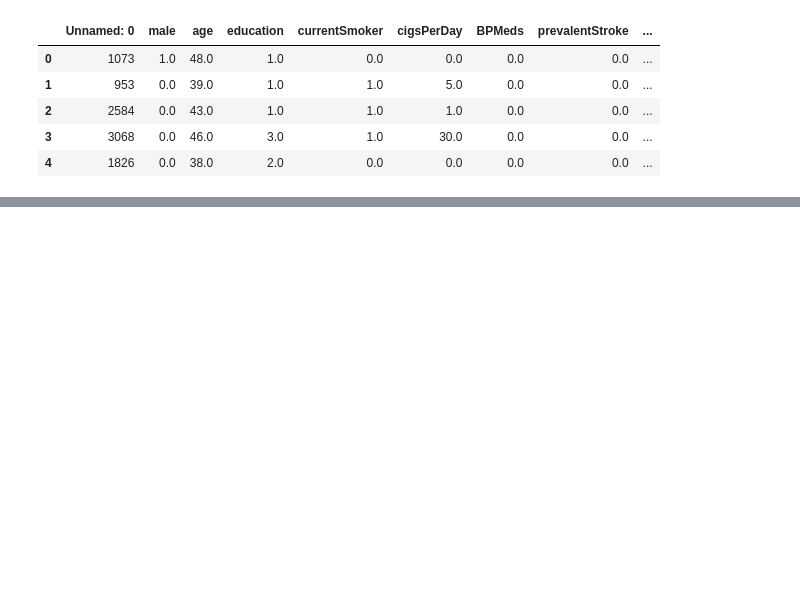
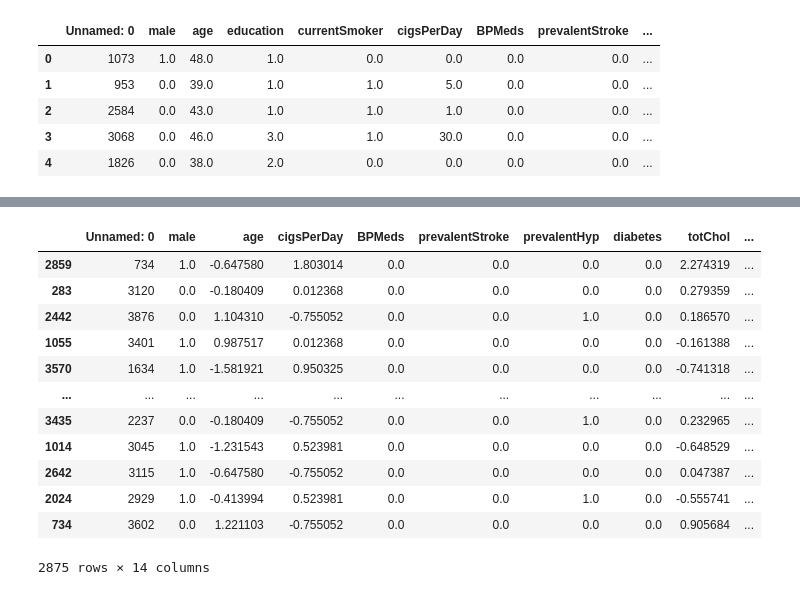
Before and after one commit to ayush-dhanker/Heart-diesease-prediction, a Jupyter notebook: main.ipynb, the cells around one changed output, grey strips where cells are left out. Saved outputs shown, nothing was run; the diff lists cells and outputs as text; code cells hidden in the pictures; blank space fills up the shorter version.

```diff
--- a/main.ipynb
+++ b/main.ipynb
@@ -60,0 +77,23 @@ train_data = train_data[~(train_data['totChol'] > 450)]#deleting the outliers va
+# %%
+from sklearn.preprocessing import StandardScaler
+scaler = StandardScaler()
+# List of columns to standardize
+cols_to_standardise = ['age', 'totChol', 'sysBP', 'BMI', 'heartRate', 'glucose', 'cigsPerDay']
+
+# Apply StandardScaler to specified columns
+train_data[cols_to_standardise] = scaler.fit_transform(train_data[cols_to_standardise])
+train_data
+# %% [output]
+|  | Unnamed: 0 | male | age | cigsPerDay | BPMeds | prevalentStroke | prevalentHyp | diabetes | totChol | ... |
+| 2859 | 734 | 1.0 | -0.647580 | 1.803014 | 0.0 | 0.0 | 0.0 | 0.0 | 2.274319 | ... |
+| 283 | 3120 | 0.0 | -0.180409 | 0.012368 | 0.0 | 0.0 | 0.0 | 0.0 | 0.279359 | ... |
+| 2442 | 3876 | 0.0 | 1.104310 | -0.755052 | 0.0 | 0.0 | 1.0 | 0.0 | 0.186570 | ... |
+| 1055 | 3401 | 1.0 | 0.987517 | 0.012368 | 0.0 | 0.0 | 0.0 | 0.0 | -0.161388 | ... |
+| 3570 | 1634 | 1.0 | -1.581921 | 0.950325 | 0.0 | 0.0 | 0.0 | 0.0 | -0.741318 | ... |
+| ... | ... | ... | ... | ... | ... | ... | ... | ... | ... | ... |
+| 3435 | 2237 | 0.0 | -0.180409 | -0.755052 | 0.0 | 0.0 | 1.0 | 0.0 | 0.232965 | ... |
+| 1014 | 3045 | 1.0 | -1.231543 | 0.523981 | 0.0 | 0.0 | 0.0 | 0.0 | -0.648529 | ... |
+| 2642 | 3115 | 1.0 | -0.647580 | -0.755052 | 0.0 | 0.0 | 0.0 | 0.0 | 0.047387 | ... |
+| 2024 | 2929 | 1.0 | -0.413994 | 0.523981 | 0.0 | 0.0 | 1.0 | 0.0 | -0.555741 | ... |
+| 734 | 3602 | 0.0 | 1.221103 | -0.755052 | 0.0 | 0.0 | 0.0 | 0.0 | 0.905684 | ... |
+2875 rows × 14 columns
```
Also changed, not shown: parts of 23 cells of this notebook, 1 other file.
